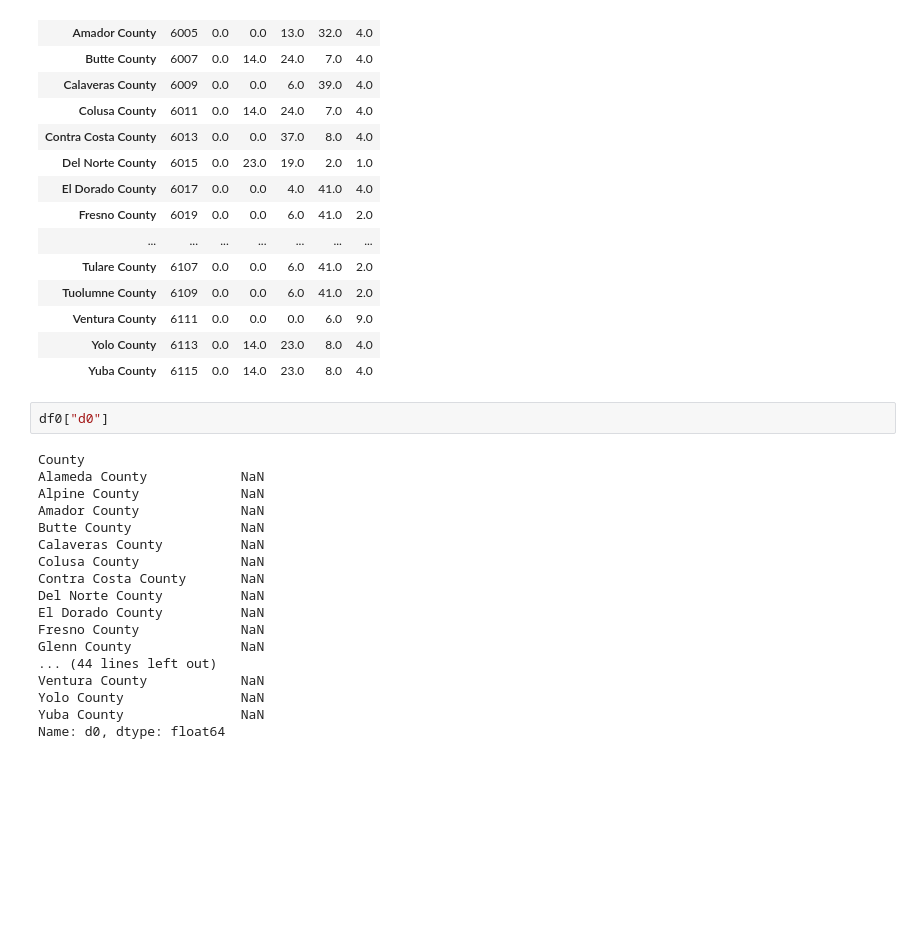
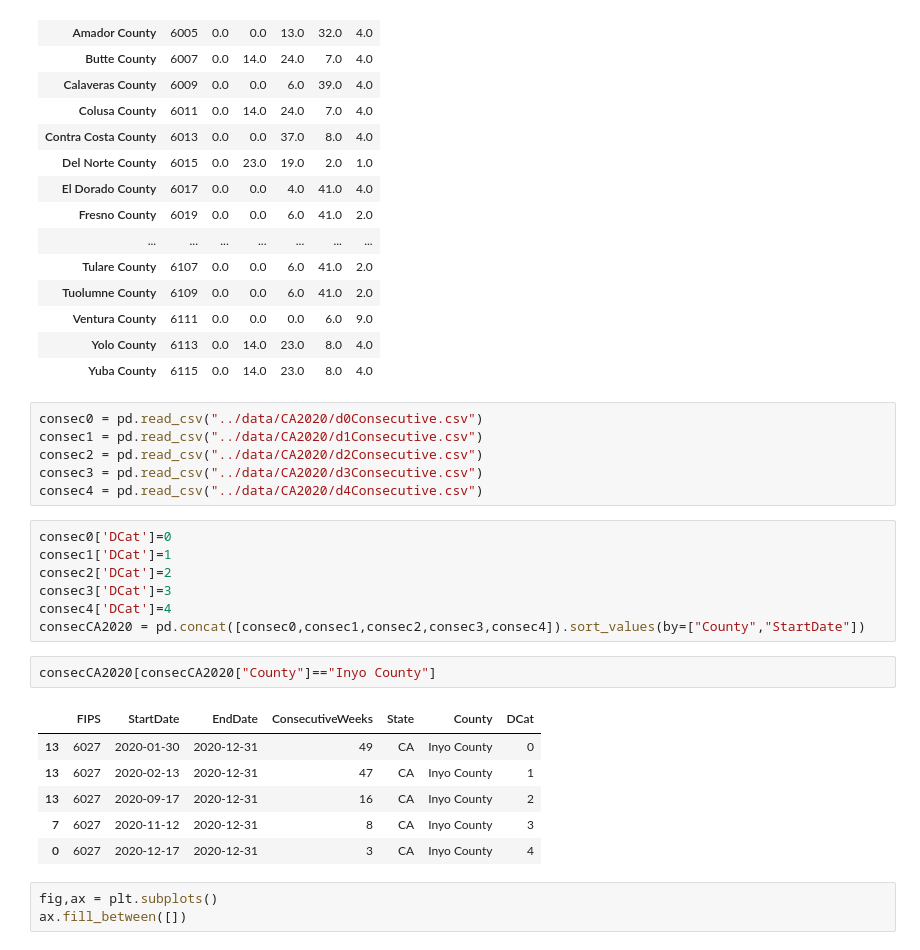
Before and after one commit to GGSimmons1992/droughtmonitor, a Jupyter notebook: notebooks/dataProcessor.ipynb, the cells around one changed output. Drawn from its saved outputs; the diff is of its cells as text; blank space fills up the shorter version.

Commit message:
create time series dataframe

```diff
--- a/notebooks/dataProcessor.ipynb
+++ b/notebooks/dataProcessor.ipynb
@@ -99,23 +99,28 @@ california2020
 | Ventura County | 6111 | 0.0 | 0.0 | 0.0 | 6.0 | 9.0 |
 | Yolo County | 6113 | 0.0 | 14.0 | 23.0 | 8.0 | 4.0 |
 | Yuba County | 6115 | 0.0 | 14.0 | 23.0 | 8.0 | 4.0 |
-# %%
-df0["d0"]
-# %% [output]
-County
-Alameda County            NaN
-Alpine County             NaN
-Amador County             NaN
-Butte County              NaN
-Calaveras County          NaN
-Colusa County             NaN
-Contra Costa County       NaN
-Del Norte County          NaN
-El Dorado County          NaN
-Fresno County             NaN
-Glenn County              NaN
-... (44 lines left out)
-Ventura County            NaN
-Yolo County               NaN
-Yuba County               NaN
-Name: d0, dtype: float64
+# %%
+consec0 = pd.read_csv("../data/CA2020/d0Consecutive.csv")
+consec1 = pd.read_csv("../data/CA2020/d1Consecutive.csv")
+consec2 = pd.read_csv("../data/CA2020/d2Consecutive.csv")
+consec3 = pd.read_csv("../data/CA2020/d3Consecutive.csv")
+consec4 = pd.read_csv("../data/CA2020/d4Consecutive.csv")
+# %%
+consec0['DCat']=0
+consec1['DCat']=1
+consec2['DCat']=2
+consec3['DCat']=3
+consec4['DCat']=4
+consecCA2020 = pd.concat([consec0,consec1,consec2,consec3,consec4]).sort_values(by=["County","StartDate"])
+# %%
+consecCA2020[consecCA2020["County"]=="Inyo County"]
+# %% [output]
+|  | FIPS | StartDate | EndDate | ConsecutiveWeeks | State | County | DCat |
+| 13 | 6027 | 2020-01-30 | 2020-12-31 | 49 | CA | Inyo County | 0 |
+| 13 | 6027 | 2020-02-13 | 2020-12-31 | 47 | CA | Inyo County | 1 |
+| 13 | 6027 | 2020-09-17 | 2020-12-31 | 16 | CA | Inyo County | 2 |
+| 7 | 6027 | 2020-11-12 | 2020-12-31 | 8 | CA | Inyo County | 3 |
+| 0 | 6027 | 2020-12-17 | 2020-12-31 | 3 | CA | Inyo County | 4 |
+# %%
+fig,ax = plt.subplots()
+ax.fill_between([])
```
Also changed, not shown: 1 other file.
